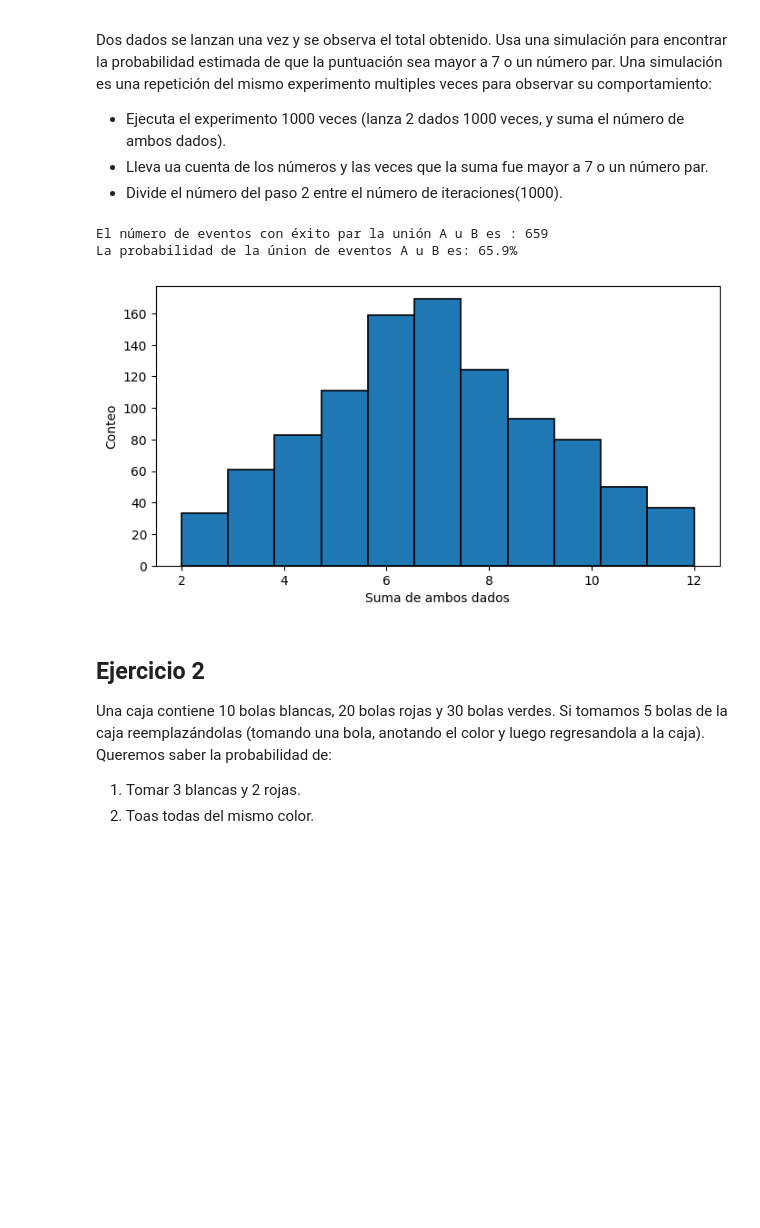
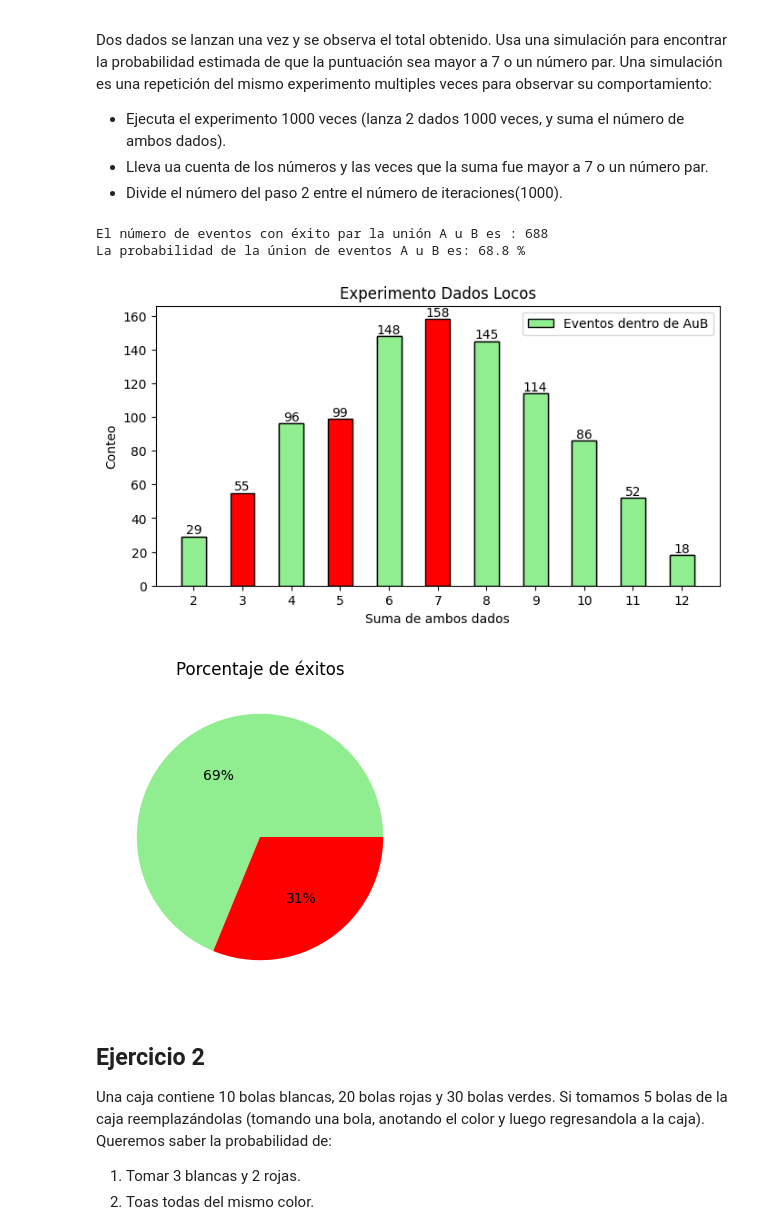
Before and after one commit to cbadil12/probability-exercises-project-in-python, a Jupyter notebook: notebook/problems.es.ipynb, the cells around one changed output. Saved outputs shown, nothing was run; the diff lists cells and outputs as text; code cells hidden in the pictures; blank space fills up the shorter version.

```diff
--- a/notebook/problems.es.ipynb
+++ b/notebook/problems.es.ipynb
@@ -11,34 +11,51 @@ Dos dados se lanzan una vez y se observa el total obtenido. Usa una simulación
 # %%
 # Importar librería
 import numpy as np
 import matplotlib.pyplot as plt
 
 # Ejecuta el experimento 1000 veces (lanza 2 dados 1000 veces, y suma el número de ambos dados).
 n=1000
 dado_1=(np.random.randint(1,7,n))
 dado_2=(np.random.randint(1,7,n))
 dado_suma=dado_1+dado_2
 #print(dado_suma)
 
 #Lleva una cuenta de los números y las veces que la suma fue mayor a 7 (suceso A) o un número par (suceso B) -> A u B
-Eventos_AuB=0
+Num_eventos_AuB=0
+Eventos_AuB=[]
 for i in dado_suma:
     if (i > 7) or (i % 2) == 0:
-        Eventos_AuB += 1
-print("El número de eventos con éxito par la unión A u B es : " + str(Eventos_AuB))
+        Num_eventos_AuB += 1
+        Eventos_AuB.append(i)
+print("El número de eventos con éxito par la unión A u B es : " + str(Num_eventos_AuB))
 
 # Divide el número del paso 2 entre el número de iteraciones(1000) -> P(A u B)
-P_AuB = Eventos_AuB/n
-print("La probabilidad de la únion de eventos A u B es: " + str(round(P_AuB*100,2)) + "%")
+P_AuB = Num_eventos_AuB/n
+print("La probabilidad de la únion de eventos A u B es: " + str(round(P_AuB*100,2)) + " %")
+
+# Plotea los datos y la probabilidad
 plt.figure(figsize = (8, 4))
-plt.hist(dado_suma, bins=11, align="mid",edgecolor='black', linewidth=1.2)
+bins = np.arange(2,14) - 0.5
+xticks = np.arange(2,13)
+values, bins, bars = plt.hist(dado_suma,bins=bins, edgecolor='black', linewidth=1, rwidth=0.5, color="red")
+plt.hist(Eventos_AuB,bins=bins, edgecolor='black',  linewidth=1, rwidth=0.5, color="lightgreen", label="Eventos dentro de AuB")
 plt.xlabel("Suma de ambos dados")
 plt.ylabel("Conteo")
+plt.bar_label(bars, fontsize=10, color='black')
+plt.legend()
+plt.title("Experimento Dados Locos")
+plt.xticks(xticks)
 plt.show()
+
+plt.figure(figsize = (8,4))
+plt.title("Porcentaje de éxitos")
+plt.pie((Num_eventos_AuB,n-Num_eventos_AuB),autopct='%1.0f%%', colors=("lightgreen", "red"))
+plt.show()
 # %% [output]
-El número de eventos con éxito par la unión A u B es : 659
-La probabilidad de la únion de eventos A u B es: 65.9%
+El número de eventos con éxito par la unión A u B es : 688
+La probabilidad de la únion de eventos A u B es: 68.8 %
-[figure, old version]
+[figure, new version]
+[figure, added]
 # %% [markdown]
 ## Ejercicio 2
 
```
Also changed, not shown: parts of 1 cell of this notebook.
